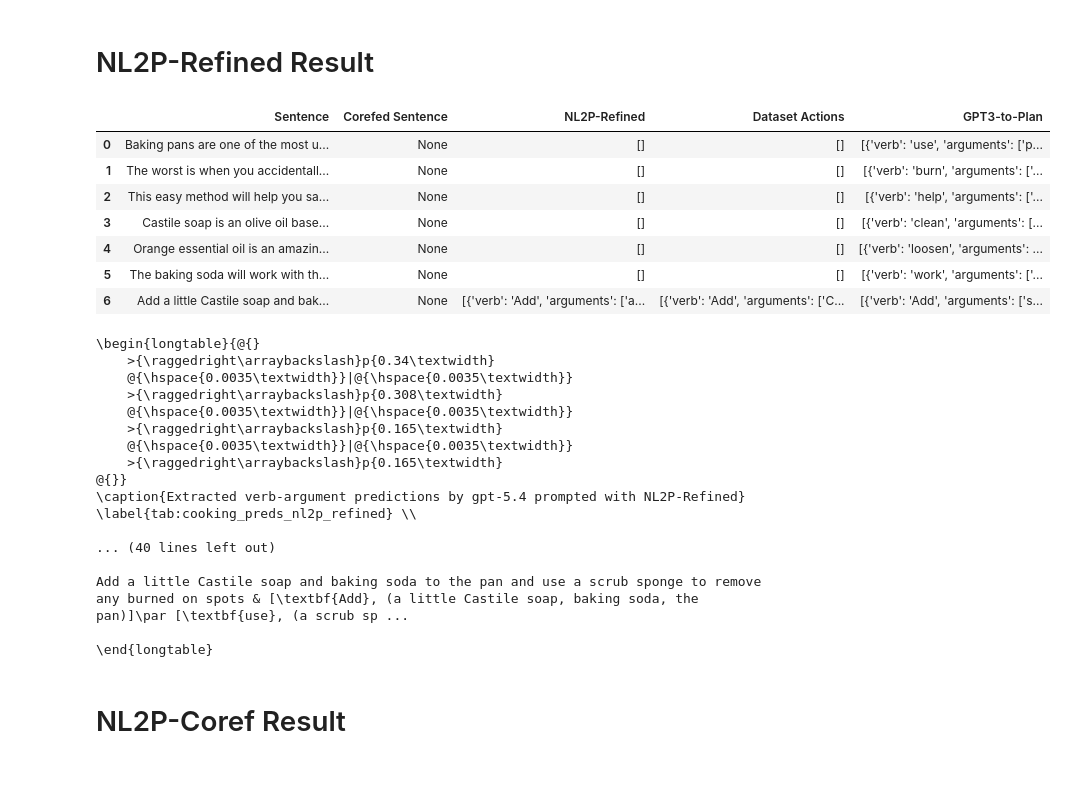
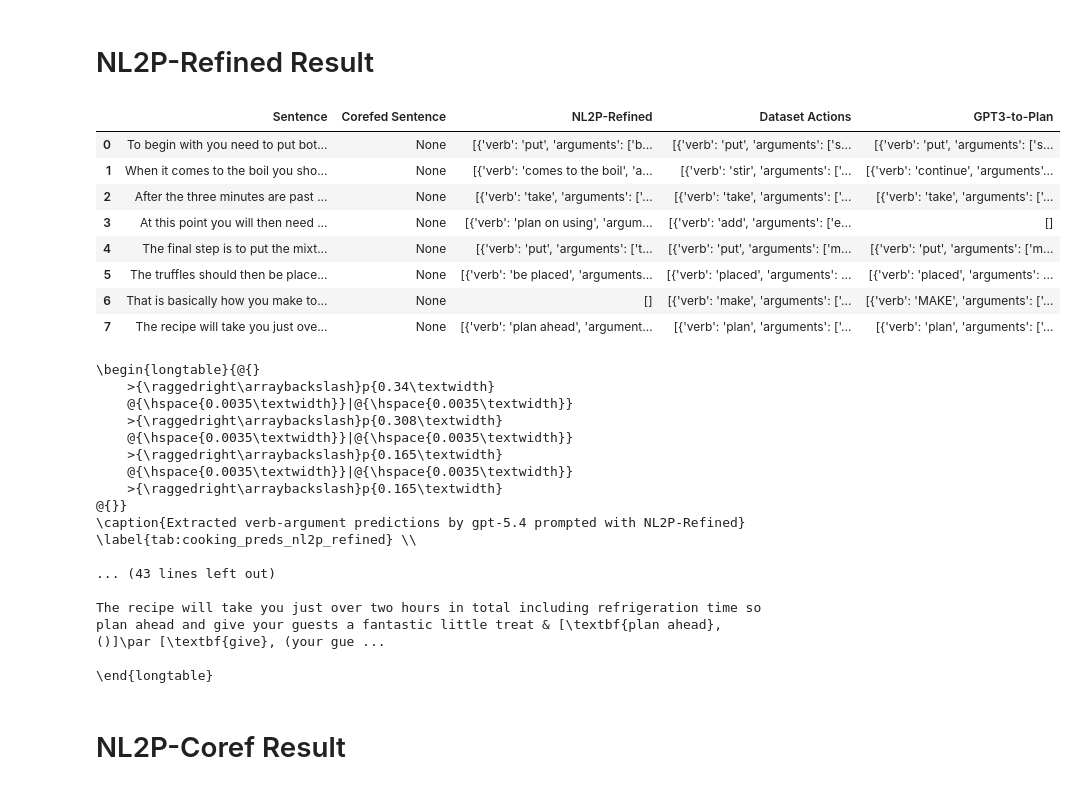
Before and after one commit to utop1an/llm-action-extraction, a Jupyter notebook: diagnosis/read_results_into_table.ipynb, the cells around one changed output. Drawn from its saved outputs; the diff is of its cells as text; code cells hidden in the pictures.

```diff
--- a/diagnosis/read_results_into_table.ipynb
+++ b/diagnosis/read_results_into_table.ipynb
@@ -100,10 +104,17 @@ def align_predictions_to_sentences(sentences, predictions):
             None,
         )
         if match_index is None:
-            raise ValueError(
-                f"Could not align predicted verb {verb!r} at or after sentence "
-                f"{sentence_index}."
+            match_index = next(
+                (
+                    index
+                    for index in range(0, sentence_index)
+                    if phrase_occurs(verb, sentences[index])
+                ),
+                None,
             )
+        if match_index is None:
+            # Fallback for completely hallucinated/unmatched verbs: attach to current sentence
+            match_index = sentence_index
 
         aligned[match_index].append(prediction)
         sentence_index = match_index
@@ -224,10 +235,17 @@ def align_comparison_actions_to_sentences(sentences, actions):
             None,
         )
         if match_index is None:
-            raise ValueError(
-                f"Could not align GPT3-to-Plan verb {verb!r} at or after "
-                f"sentence {sentence_index}."
+            match_index = next(
+                (
+                    index
+                    for index in range(0, sentence_index)
+                    if comparison_verb_occurs(verb, sentences[index])
+                ),
+                None,
             )
+        if match_index is None:
+            # Fallback for completely hallucinated/unmatched verbs: attach to current sentence
+            match_index = sentence_index
 
         aligned[match_index].append(action)
         sentence_index = match_index
@@ -602,31 +618,32 @@ Press the towel gently to help absorb any moisture from the suit & [\textbf{Pres
 # NL2P-Refined Result
 # %%
 selected_dataset = "cooking"
-doc_id = 108
+doc_id = 62
 
 dataframe2 = json_result_to_dataframe(
     input_path=PROJECT_ROOT / f"results/nl2p_1_ablation/{SELECTED_MODEL}/{selected_dataset}_nl2p_1_ablation_{SELECTED_MODEL}.json",
     results_name="NL2P-Refined",
     comparison_path=PROJECT_ROOT / f"results/gpt3_to_plan/{SELECTED_MODEL}/{selected_dataset}_gpt3_to_plan_{SELECTED_MODEL}.json",
     doc_id=doc_id,
 )
 display_wrapped_dataframe(dataframe2)
 
 table2 = dataframe_to_longtable(
     dataframe2,
     caption=f"Extracted verb-argument predictions by {SELECTED_MODEL} prompted with NL2P-Refined",
     label=f"tab:{selected_dataset}_preds_nl2p_refined",
 )
 print(table2)
 # %% [output]
 |  | Sentence | Corefed Sentence | NL2P-Refined | Dataset Actions | GPT3-to-Plan |
-| 0 | Baking pans are one of the most u... | None | [] | [] | [{'verb': 'use', 'arguments': ['p... |
-| 1 | The worst is when you accidentall... | None | [] | [] | [{'verb': 'burn', 'arguments': ['... |
-| 2 | This easy method will help you sa... | None | [] | [] | [{'verb': 'help', 'arguments': ['... |
-| 3 | Castile soap is an olive oil base... | None | [] | [] | [{'verb': 'clean', 'arguments': [... |
-| 4 | Orange essential oil is an amazin... | None | [] | [] | [{'verb': 'loosen', 'arguments': ... |
-| 5 | The baking soda will work with th... | None | [] | [] | [{'verb': 'work', 'arguments': ['... |
-| 6 | Add a little Castile soap and bak... | None | [{'verb': 'Add', 'arguments': ['a... | [{'verb': 'Add', 'arguments': ['C... | [{'verb': 'Add', 'arguments': ['s... |
+| 0 | To begin with you need to put bot... | None | [{'verb': 'put', 'arguments': ['b... | [{'verb': 'put', 'arguments': ['s... | [{'verb': 'put', 'arguments': ['s... |
+| 1 | When it comes to the boil you sho... | None | [{'verb': 'comes to the boil', 'a... | [{'verb': 'stir', 'arguments': ['... | [{'verb': 'continue', 'arguments'... |
+| 2 | After the three minutes are past ... | None | [{'verb': 'take', 'arguments': ['... | [{'verb': 'take', 'arguments': ['... | [{'verb': 'take', 'arguments': ['... |
+| 3 | At this point you will then need ... | None | [{'verb': 'plan on using', 'argum... | [{'verb': 'add', 'arguments': ['e... | [] |
+| 4 | The final step is to put the mixt... | None | [{'verb': 'put', 'arguments': ['t... | [{'verb': 'put', 'arguments': ['m... | [{'verb': 'put', 'arguments': ['m... |
+| 5 | The truffles should then be place... | None | [{'verb': 'be placed', 'arguments... | [{'verb': 'placed', 'arguments': ... | [{'verb': 'placed', 'arguments': ... |
+| 6 | That is basically how you make to... | None | [] | [{'verb': 'make', 'arguments': ['... | [{'verb': 'MAKE', 'arguments': ['... |
+| 7 | The recipe will take you just ove... | None | [{'verb': 'plan ahead', 'argument... | [{'verb': 'plan', 'arguments': ['... | [{'verb': 'plan', 'arguments': ['... |
 \begin{longtable}{@{}
     >{\raggedright\arraybackslash}p{0.34\textwidth}
     @{\hspace{0.0035\textwidth}}|@{\hspace{0.0035\textwidth}}
@@ -639,9 +656,9 @@ print(table2)
 \caption{Extracted verb-argument predictions by gpt-5.4 prompted with NL2P-Refined}
 \label{tab:cooking_preds_nl2p_refined} \\
 
-... (40 lines left out)
+... (43 lines left out)
 
-Add a little Castile soap and baking soda to the pan and use a scrub sponge to remove any burned on spots & [\textbf{Add}, (a little Castile soap, baking soda, the pan)]\par [\textbf{use}, (a scrub sp ...
+The recipe will take you just over two hours in total including refrigeration time so plan ahead and give your guests a fantastic little treat & [\textbf{plan ahead}, ()]\par [\textbf{give}, (your gue ...
 
 \end{longtable}
 # %% [markdown]
```
Also changed, not shown: parts of 3 cells of this notebook, 1 other file.
